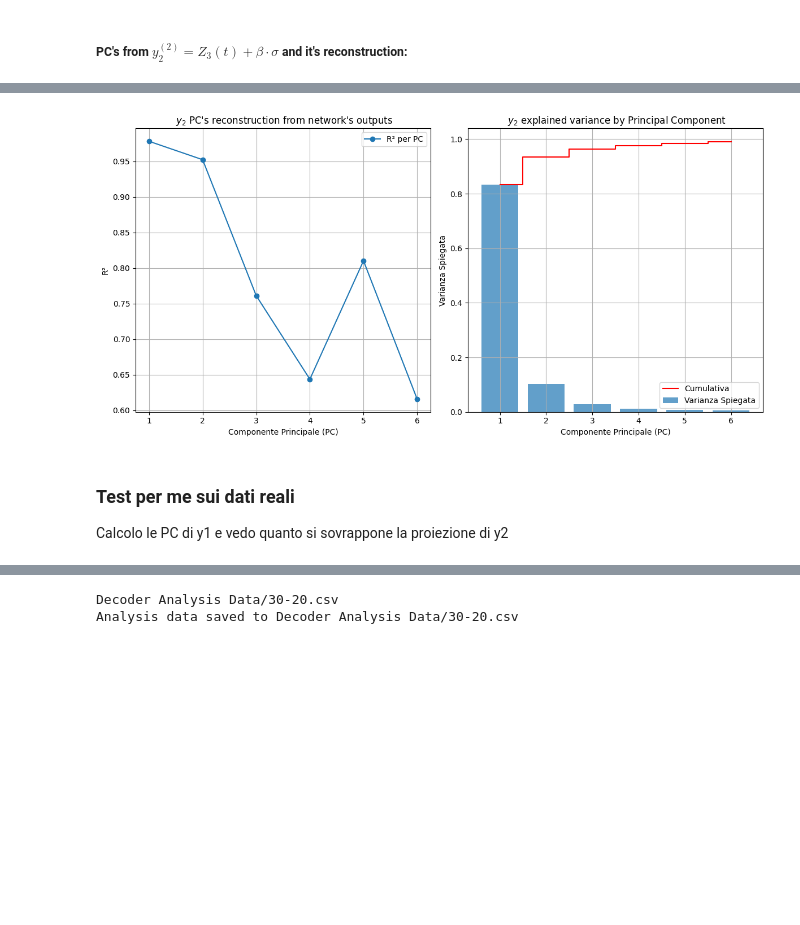
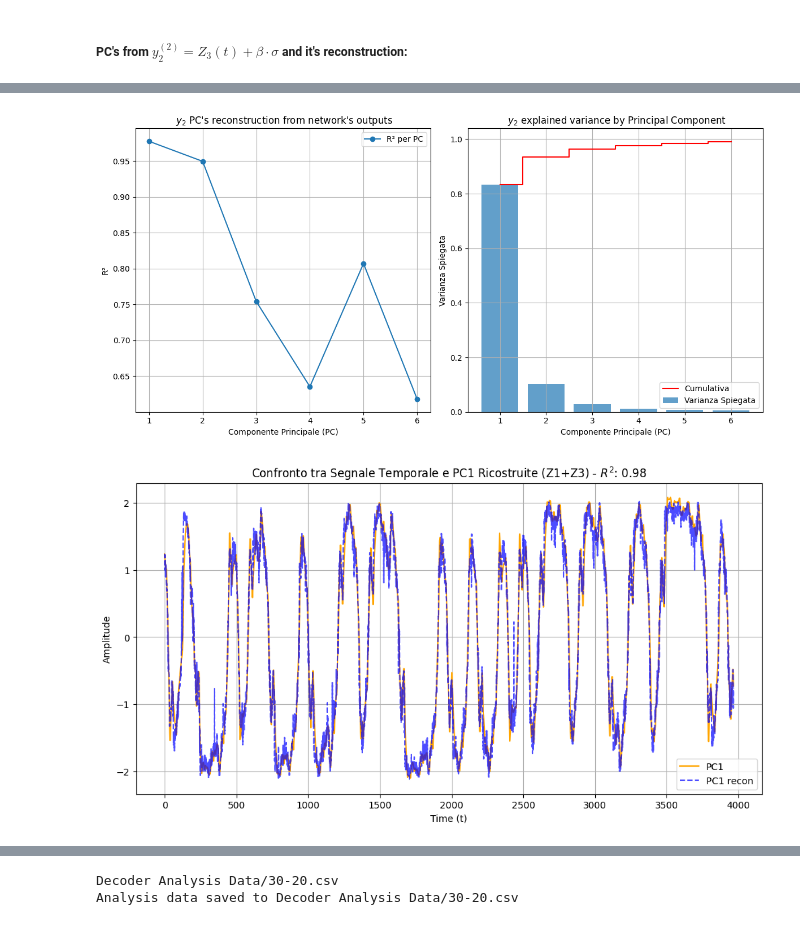
Before and after one commit to FedericoSbarbati/Lorenz-Toy, a Jupyter notebook: valDecoder.ipynb, the cells around one changed output, grey strips where cells are left out. Drawn from its saved outputs; the diff is of its cells as text; code cells hidden in the pictures; blank space fills up the shorter version.

```diff
--- a/valDecoder.ipynb
+++ b/valDecoder.ipynb
@@ -613,17 +575,15 @@ plot_pca_comparison_combined(val_Z2, original_y2_1, original_y2_2, reconstructed
 # %%
 # Combina gli embedding originali di Z1 e Z3
 original_embeddings_combined = np.hstack([original_y2_1, original_y2_2])
 # Combina gli embedding ricostruiti di Z1 e Z3
 reconstructed_embeddings_combined = np.hstack([reconstructed_y2_1, reconstructed_y2_2])
 
 
 title1 = f" $y_2$ PC's reconstruction from network's outputs"
 title2 = f" $y_2$ explained variance by Principal Component"
 
 r2_Z1Z3, ind4 = pca_r2_analysis_embeddings(original_embeddings_combined, reconstructed_embeddings_combined,title1,title2, n_components=6)
+plot_pca_comparison_combined(val_Z2, original_y2_1, original_y2_2, reconstructed_y2_1, reconstructed_y2_2, n_components=1)
 # %% [output]
-[figure, old version]
+[figure, new version]
+[figure, added]
-# %% [markdown]
-### Test per me sui dati reali
-
-Calcolo le PC di y1 e vedo quanto si sovrappone la proiezione di y2
```
Also changed, not shown: parts of 16 cells of this notebook, 22 other files.
